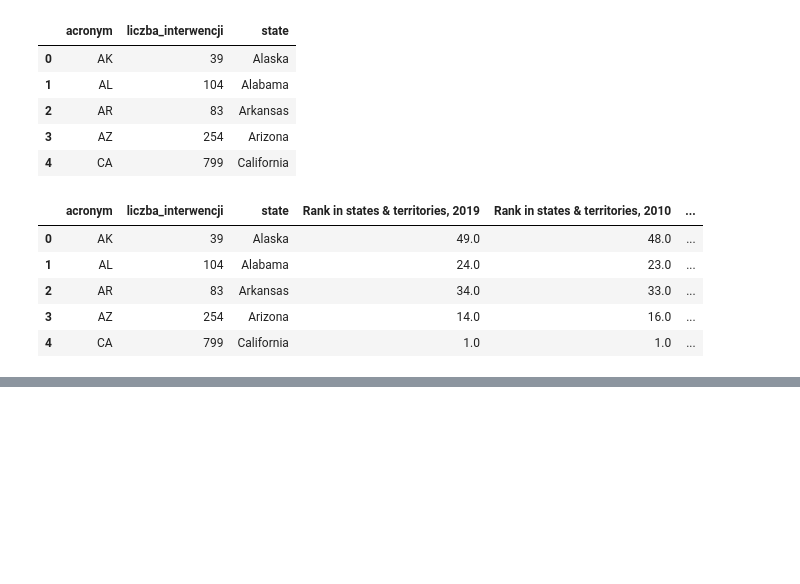
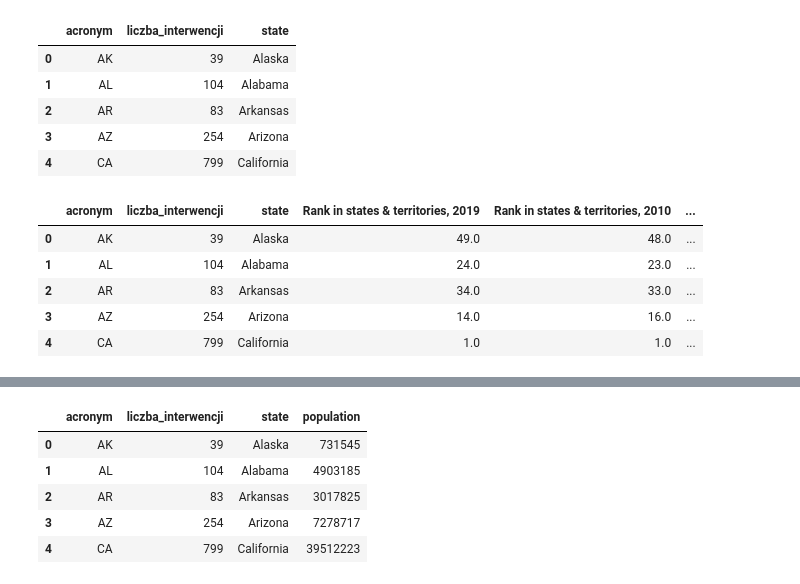
Before and after one commit to lukpytlewski/przestepczosc, a Jupyter notebook: przestepczosc.ipynb, the cells around one changed output, grey strips where cells are left out. Cells and saved outputs as stored; diff of their text form; code cells hidden in the pictures; blank space fills up the shorter version.

```diff
--- a/przestepczosc.ipynb
+++ b/przestepczosc.ipynb
@@ -257 +267,11 @@ df6.head()
+# %%
+df7.columns = ['acronym', 'liczba_interwencji', 'state', 'population']
+df7.head()
+# %% [output]
+|  | acronym | liczba_interwencji | state | population |
+| 0 | AK | 39 | Alaska | 731545 |
+| 1 | AL | 104 | Alabama | 4903185 |
+| 2 | AR | 83 | Arkansas | 3017825 |
+| 3 | AZ | 254 | Arizona | 7278717 |
+| 4 | CA | 799 | California | 39512223 |
 # %%
```
Also changed, not shown: parts of 3 cells of this notebook.
